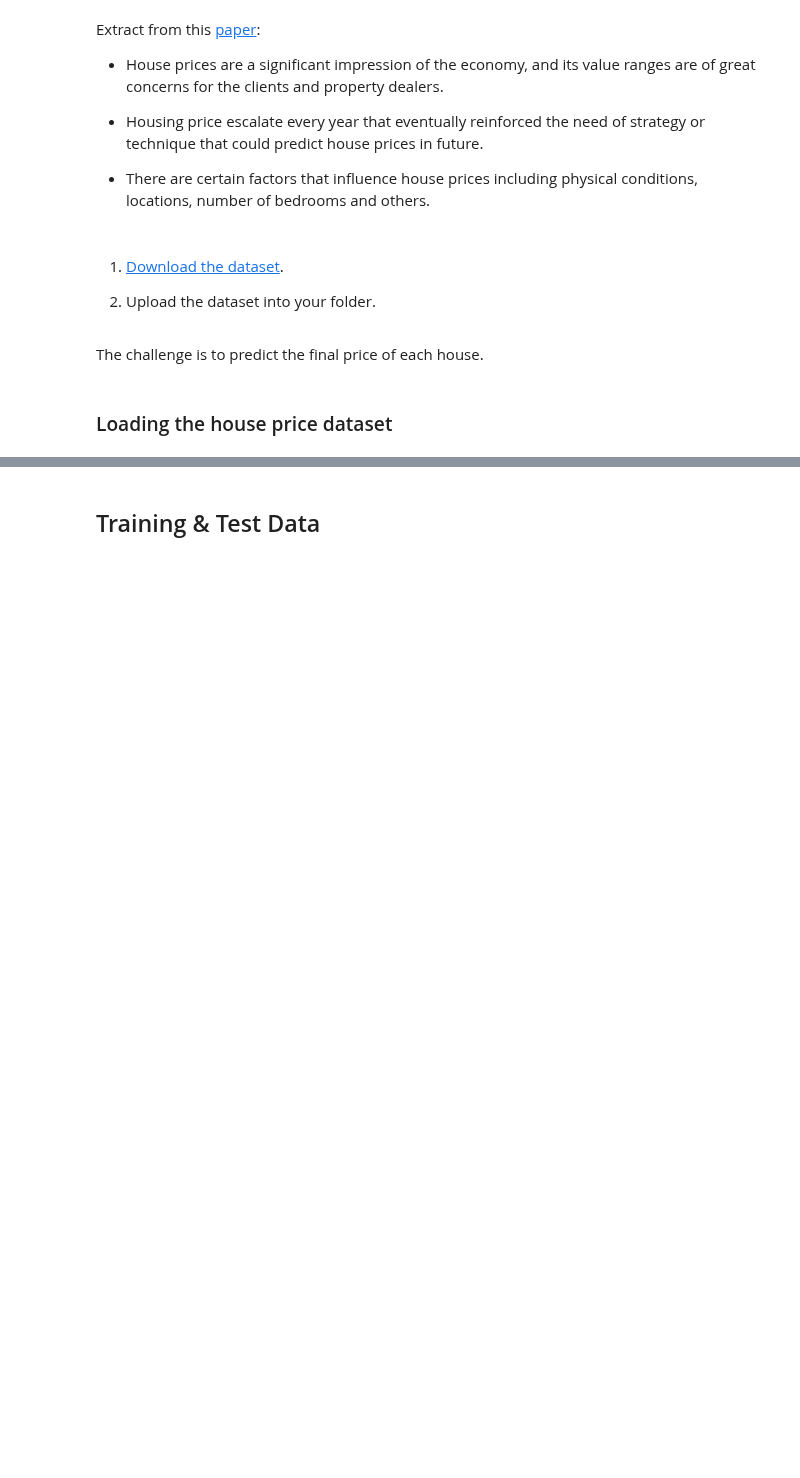
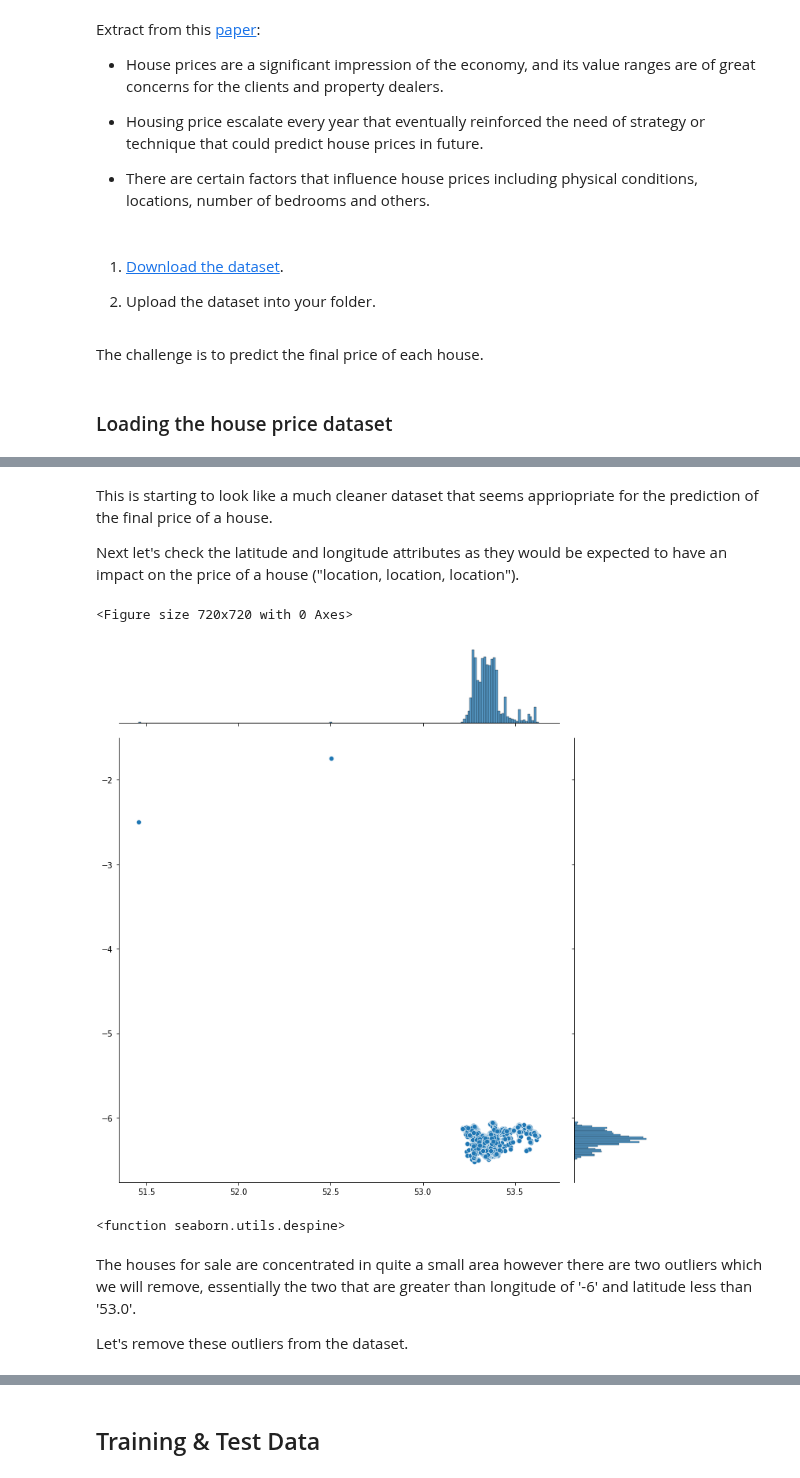
Before and after one commit to markdevine/ET5003_SEM1_2021-2, a Jupyter notebook: ET5003_Etivity2_Mark_Devine_19187289.ipynb, the cells around one changed output, grey strips where cells are left out. Saved outputs shown, nothing was run; the diff lists cells and outputs as text; code cells hidden in the pictures; blank space fills up the shorter version.

```diff
--- a/ET5003_Etivity2_Mark_Devine_19187289.ipynb
+++ b/ET5003_Etivity2_Mark_Devine_19187289.ipynb
@@ -150,0 +237,4 @@ print(df_cost.head)
+# %%
+# drop the property_category which only has one value 'sale' sparely populated so is of no value to us for a predictive model
+df_train.drop('property_category', axis=1, inplace=True)
+df_test.drop('property_category', axis=1, inplace=True)
@@ -150,0 +291,4 @@ print(df_cost.head)
+# %%
+# drop the facility attribute which is mainly populated with Nans and the the remaining values are free text so it is of no value for a predictive model
+df_train.drop('facility', axis=1, inplace=True)
+df_test.drop('facility', axis=1, inplace=True)
@@ -150,0 +316,4 @@ print(df_cost.head)
+# %%
+# drop the no_of_units attribute which is mainly populated with Nans and the the remaining values are free text so it is of no value for a predictive model
+df_train.drop('no_of_units', axis=1, inplace=True)
+df_test.drop('no_of_units', axis=1, inplace=True)
@@ -150,0 +413,20 @@ print(df_cost.head)
+# %%
+# encode the ordinal property_type month
+# create a mapper
+
+scale_mapper = {
+    'apartment': 1,
+    'bungalow': 2,
+    'detached': 3,
+    'duplex': 4,
+    'end-of-terrace': 5,
+    'semi-detached': 6,
+    'site': 7,
+    'studio': 8,
+    'terraced': 9,
+    'townhouse': 10
+}
+
+df_train['property_type'] = df_train['property_type'].replace(scale_mapper)
+df_test['property_type'] = df_test['property_type'].replace(scale_mapper)
+df_train.tail()
@@ -150,0 +440,20 @@ print(df_cost.head)
+# %% [markdown]
+This is starting to look like a much cleaner dataset that seems appriopriate for the prediction of the final price of a house.
+
+Next let's check the latitude	and longitude attributes as they would be expected to have an impact on the price of a house ("location, location, location").
+# %%
+# plot the the latitude and longitude attributes (https://deepnote.com/@jz/House-prices-prediction-DuSZvuoNSEmb5cCKcsW4BQ)
+plt.figure(figsize=(10,10))
+sns.jointplot(x=df_train.latitude.values, y=df_train.longitude.values, size=10)
+plt.ylabel('Longitude', fontsize=12)
+plt.xlabel('Latitude', fontsize=12)
+plt.show()
+sns.despine
+# %% [output]
+<Figure size 720x720 with 0 Axes>
+[figure, added]
+<function seaborn.utils.despine>
+# %% [markdown]
+The houses for sale are concentrated in quite a small area however there are two outliers which we will remove, essentially the two that are greater than longitude of '-6' and latitude less than '53.0'.
+
+Let's remove these outliers from the dataset.
```
Also changed, not shown: parts of 48 cells of this notebook.
